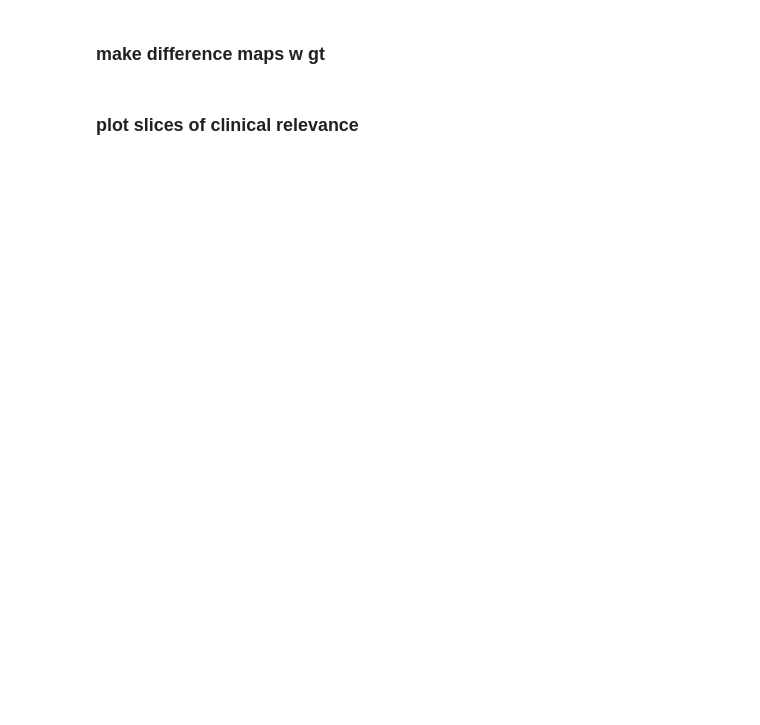
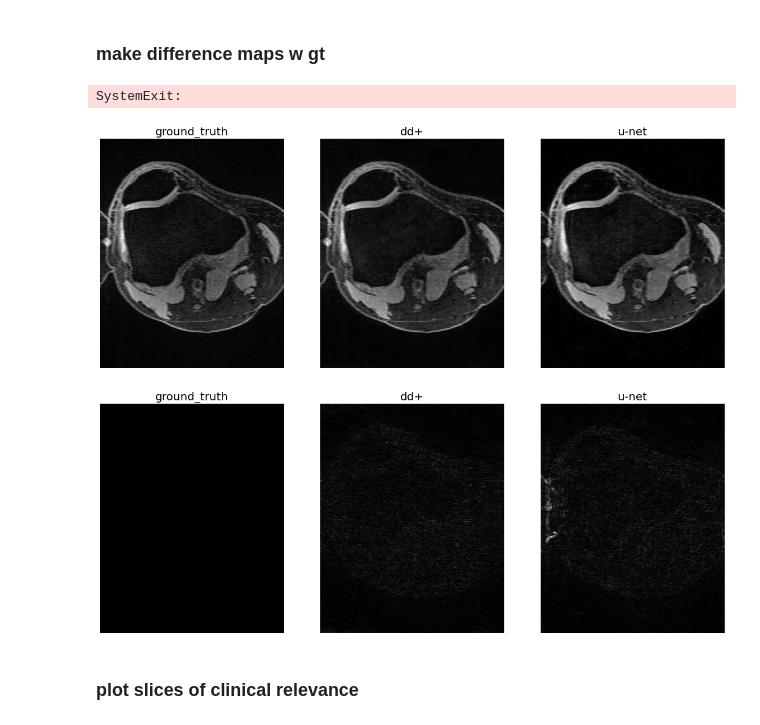
Before and after one commit to davevanveen/unsup_mri, a Jupyter notebook: ipynb/20201109_ismrm_qdess_eval.ipynb, the cells around one changed output. Cells and saved outputs as stored; diff of their text form; code cells hidden in the pictures; blank space fills up the shorter version.

```diff
--- a/ipynb/20201109_ismrm_qdess_eval.ipynb
+++ b/ipynb/20201109_ismrm_qdess_eval.ipynb
@@ -34,7 +34,7 @@ def load_qdess_baseline(mtr_id, idx_kx=None):
 
     return np.array(torch.absolute(arr_new))
 
-def plot_list(arr_list, clim=None):
+def plot_list(arr_list, clim=(0,.1)):
 
     # stretch_factor = 0.8/(160/512) = 2.56
     # 0.8 = slice thickness, 160 = FOV in phase encode direction and 512 = number of kspace samples in the phase direction
@@ -149,7 +128,7 @@ if we want to view each true voxel equally...
 # %%
 im_diff_list = np.empty(im_list.shape)
 
-for idx_s, samp in enumerate(im_list_norm): # for each sample
+for idx_s, samp in enumerate(im_list): # for each sample
 
     gt = samp[0]
 
@@ -158,14 +137,17 @@ for idx_s, samp in enumerate(im_list_norm): # for each sample
         if idx_v == 0:
             im_diff = np.zeros(gt.shape)
         else:
-            var_norm = normalize_img(gt, var) # normalizes arg 2
-            im_diff = np.abs(var_norm - gt)
+            im_diff = np.abs(var - gt)
 
         im_diff_list[idx_s, idx_v]  = im_diff
 # %%
 for idx in np.arange(NUM_SAMPS):
-    plot_list(im_list_norm[idx])
+    plot_list(im_list[idx])
     plot_list(im_diff_list[idx], clim=(0,im_diff_list[idx].max()))
     sys.exit()
+# %% [output]
+SystemExit:
+[figure, added]
+[figure, added]
 # %% [markdown]
 ### plot slices of clinical relevance
```
Also changed, not shown: parts of 7 cells of this notebook.
